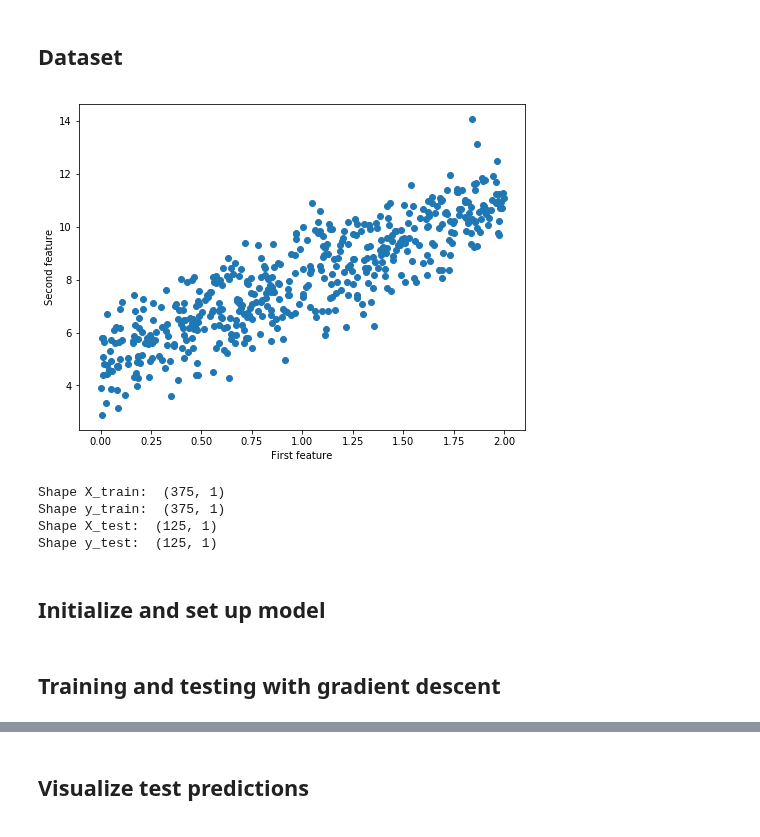
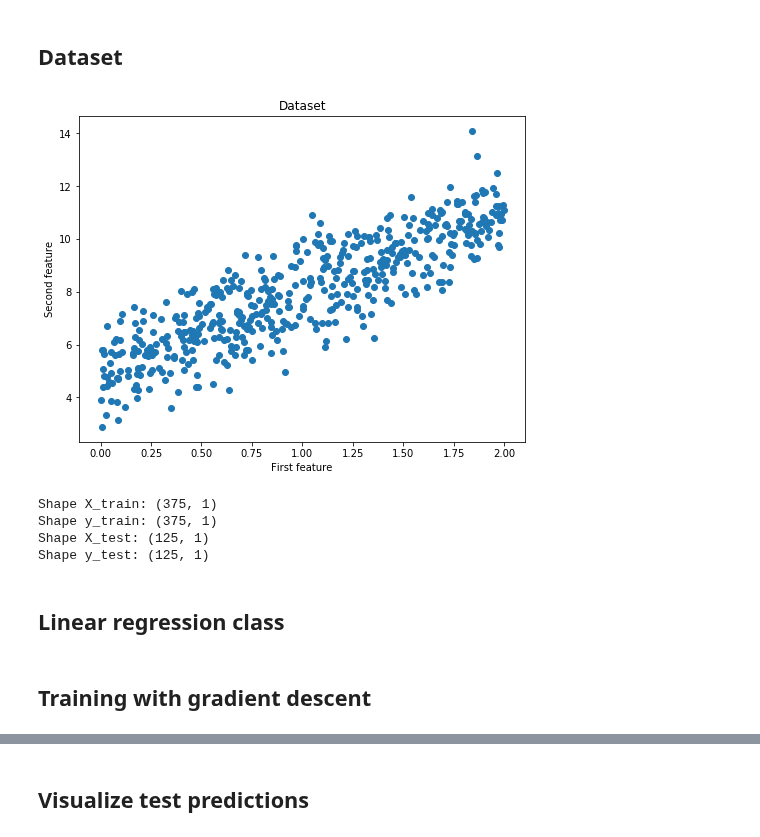
Before and after one commit to zotroneneis/machine_learning_basics, a Jupyter notebook: linear_regression.ipynb, the cells around one changed output, grey strips where cells are left out. Saved outputs shown, nothing was run; the diff lists cells and outputs as text; code cells hidden in the pictures.

```diff
--- a/linear_regression.ipynb
+++ b/linear_regression.ipynb
@@ -84,17 +84,17 @@ np.random.seed(123)
 ## Dataset
 # %%
 # We will use a simple training set
-
 X = 2 * np.random.rand(500, 1)
 y = 5 + 3 * X + np.random.randn(500, 1)
 
 fig = plt.figure(figsize=(8,6))
 plt.scatter(X, y)
+plt.title("Dataset")
 plt.xlabel("First feature")
 plt.ylabel("Second feature")
 plt.show()
 # %% [output]
-[figure, old version]
+[figure, new version]
 # %%
 # Split the data into a training and test set
 X_train, X_test, y_train, y_test = train_test_split(X, y)
@@ -111,2 +110,0 @@ Shape y_test:  (125, 1)
-# %% [markdown]
-## Initialize and set up model
@@ -120 +111,3 @@ b = 0
+# %% [markdown]
+## Linear regression class
 # %%
@@ -156,2 +161,2 @@ def predict(X, w, b):
 # %% [markdown]
-## Training and testing with gradient descent
+## Training with gradient descent
```
Also changed, not shown: parts of 11 cells of this notebook, 6 other files.
